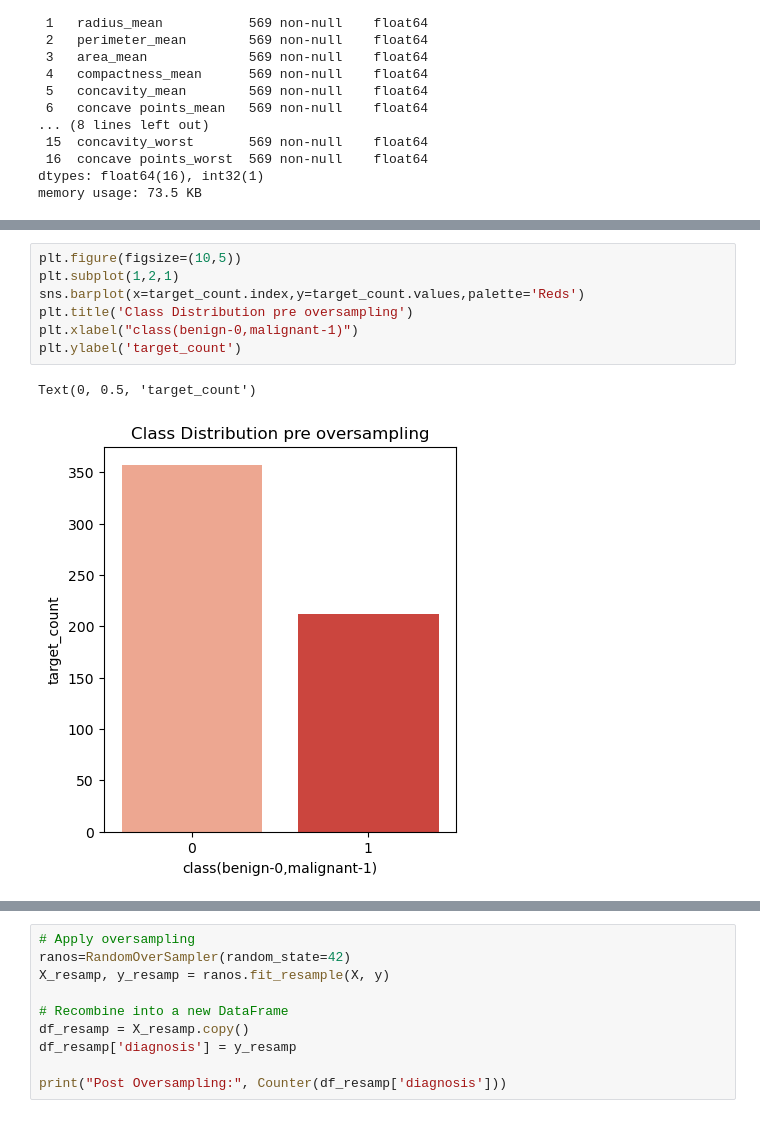
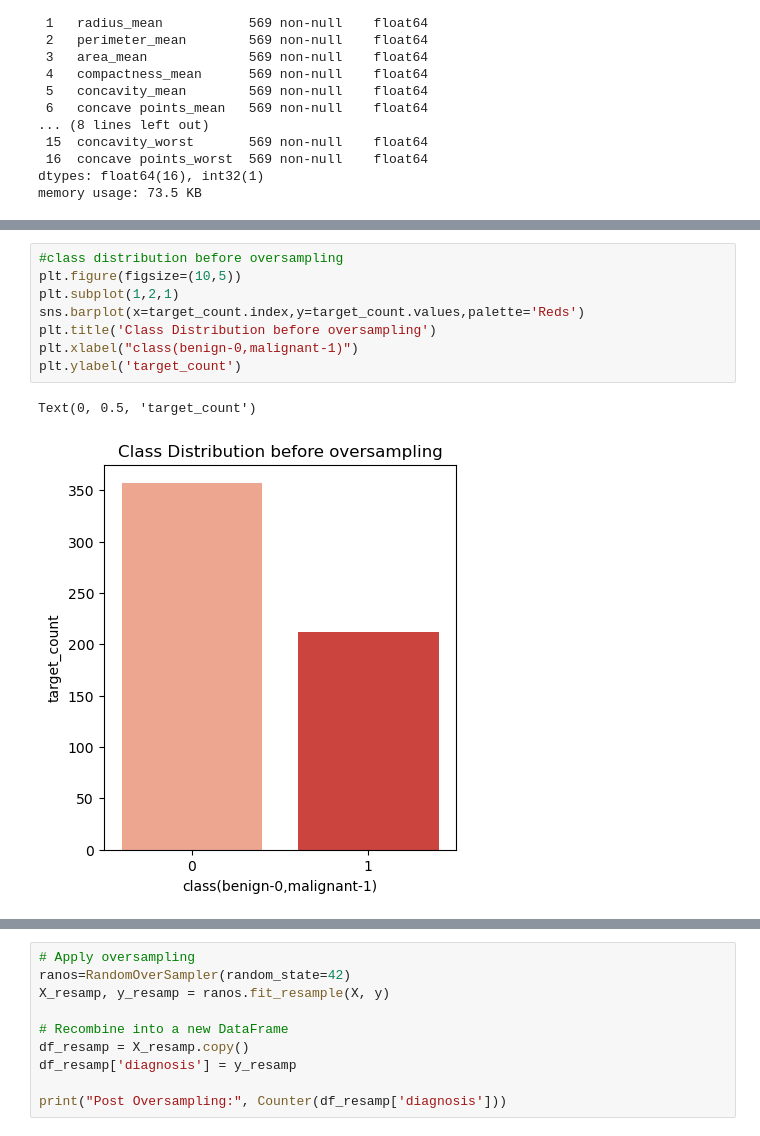
Before and after one commit to lakshmiprasanth9222/Introduction-to-AI, a Jupyter notebook: aipractical.ipynb, the cells around one changed output, grey strips where cells are left out. Cells and saved outputs as stored; diff of their text form.

```diff
--- a/aipractical.ipynb
+++ b/aipractical.ipynb
@@ -296,10 +341,11 @@ Name: count, dtype: int64
 # %%
+#class distribution before oversampling
 plt.figure(figsize=(10,5))
 plt.subplot(1,2,1)
 sns.barplot(x=target_count.index,y=target_count.values,palette='Reds')
-plt.title('Class Distribution pre oversampling')
+plt.title('Class Distribution before oversampling')
 plt.xlabel("class(benign-0,malignant-1)")
 plt.ylabel('target_count')
 # %% [output]
 Text(0, 0.5, 'target_count')
-[figure, old version]
+[figure, new version]
```
Also changed, not shown: parts of 52 cells of this notebook.
